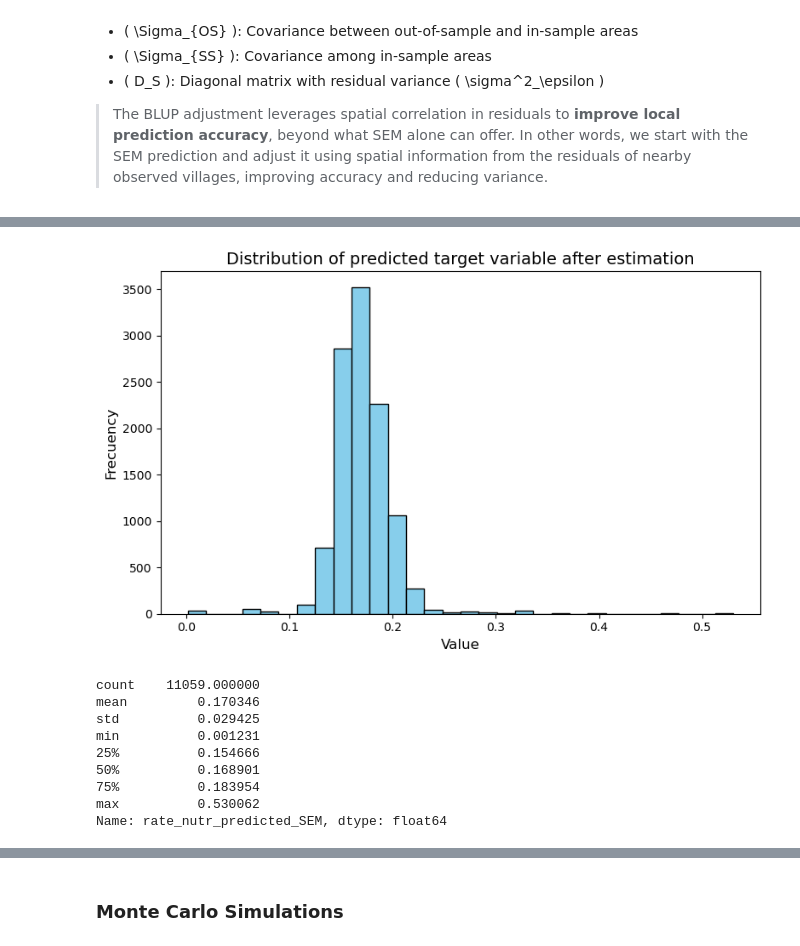
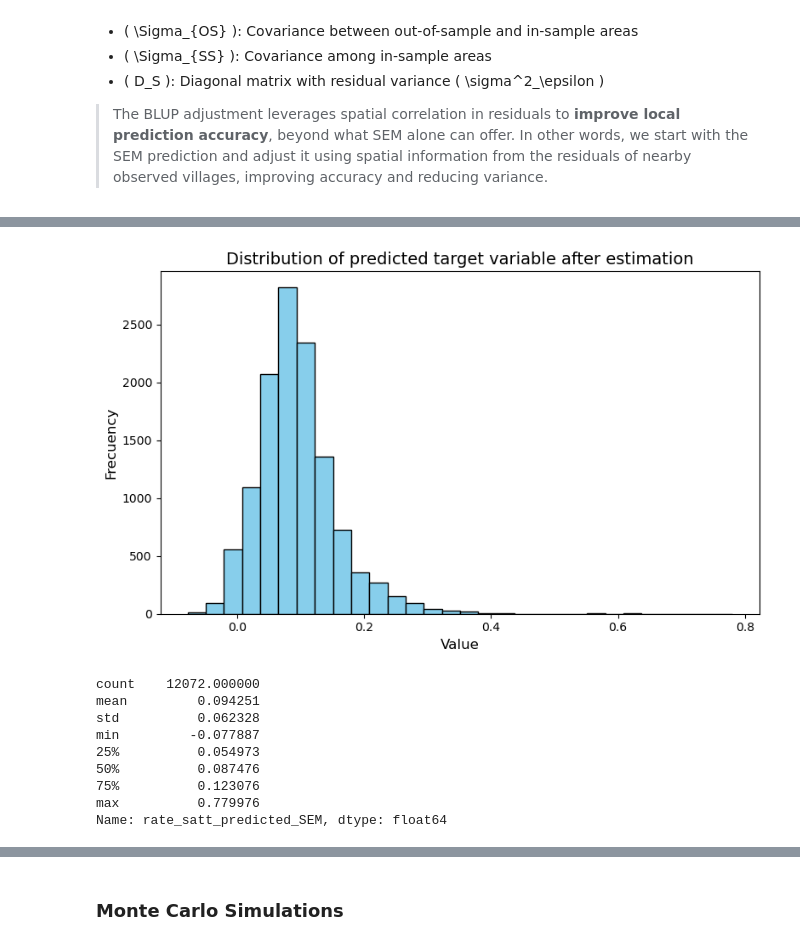
Before and after one commit to sig-gis/dises-sae, a Jupyter notebook: 5-SAE-SEM.ipynb, the cells around one changed output, grey strips where cells are left out. Drawn from its saved outputs; the diff is of its cells as text; code cells hidden in the pictures.

```diff
--- a/5-SAE-SEM.ipynb
+++ b/5-SAE-SEM.ipynb
@@ -660,7 +673,7 @@ w_knn_all.transform = 'r'
 # %% [markdown]
 ###### SEM - KNN (alone)
 # %%
-model_columns = ['y2020_prec', 'y2022_prec', 'y2021_STme', '%crops', '%builtarea', '%flood_veg', 'n_ducks', 'n_buffals', 'n_horses']
+# model_columns = ['y2020_prec', 'y2022_prec', 'y2021_STme', '%crops', '%builtarea', '%flood_veg', 'n_ducks', 'n_buffals', 'n_horses']
 # %%
 # Filter valid columns that really are in gdf (without constant and lambda)
 model_columns_clean = [col for col in model_sem_knn.name_x if col in gdf.columns and col.lower() != 'lambda' and col.lower() != 'constant']
@@ -672,10 +685,10 @@ X_all_array = gdf[model_columns_clean].values
 theta = np.array(model_sem_knn.betas[1:-1]).flatten()
 intercept = model_sem_knn.betas[0][0]
 
-rate_nutr_predicted_sem_only = X_all_array @ theta + intercept
+rate_satt_predicted_sem_only = X_all_array @ theta + intercept
 
 # Add to GeoDataFrame
-gdf['rate_nutr_predicted_sem_only'] = rate_nutr_predicted_sem_only
+gdf['rate_satt_predicted_sem_only'] = rate_satt_predicted_sem_only
 # %%
 # Visualize predictions
 plt.figure(figsize=(8, 5))
@@ -738,7 +751,7 @@ Where:
 # %%
 
 # 1. Covariable extraction from complete dataset (gdf) and division of observed (S) and not observed (O) target variable
-gdf['in_sample'] = gdf['rate_nutr'].notna()
+gdf['in_sample'] = gdf['rate_satt'].notna()
 
 # 2. Extract covariates for all observations (X_all) and split into in-sample (X_S) and out-of-sample (X_O)
 X_all = gdf[model_columns].copy()
@@ -765,7 +778,7 @@ m_S = m_all[gdf['in_sample'].values]
 m_O = m_all[~gdf['in_sample'].values]
 
 # 5. Predict using SEM model coefficients (excluding lambda)
-q_hat_S = gdf.loc[gdf['in_sample'], 'rate_nutr'].values
+q_hat_S = gdf.loc[gdf['in_sample'], 'rate_satt'].values
 
 # 7. Calculate residuals for in-sample observations
 residuals_S = q_hat_S - m_S
@@ -824,10 +842,10 @@ q_hat_S_blup = m_S + adj_S
 q_hat_O = m_O + adj
 
 # 7. Join predicted values to  gdf
-rate_nutr_predicted = np.empty(n_all)
-rate_nutr_predicted[idx_S] = q_hat_S_blup
-rate_nutr_predicted[idx_O] = q_hat_O # Use BLUP for out of sample
-gdf['rate_nutr_predicted_SEM'] = rate_nutr_predicted
+rate_satt_predicted = np.empty(n_all)
+rate_satt_predicted[idx_S] = q_hat_S_blup
+rate_satt_predicted[idx_O] = q_hat_O # Use BLUP for out of sample
+gdf['rate_satt_predicted_SEM'] = rate_satt_predicted
 # %%
 gdf.columns
 # %% [output]
@@ -849,29 +871,29 @@ gdf.to_file(output_path, driver='ESRI Shapefile')
 # %%
 # Visualize predictions
 plt.figure(figsize=(8, 5))
-plt.hist(gdf['rate_nutr_predicted_SEM'], bins=30, color='skyblue', edgecolor='black')
+plt.hist(gdf['rate_satt_predicted_SEM'], bins=30, color='skyblue', edgecolor='black')
 
 plt.title('Distribution of predicted target variable after estimation', fontsize=14)
 plt.xlabel('Value', fontsize=12)
 plt.ylabel('Frecuency', fontsize=12)
 
 
 plt.tight_layout()
 plt.show()
 # %% [output]
-[figure, old version]
+[figure, new version]
 # %%
-gdf['rate_nutr_predicted_SEM'].describe()
+gdf['rate_satt_predicted_SEM'].describe()
 # %% [output]
-count    11059.000000
-mean         0.170346
-std          0.029425
-min          0.001231
-25%          0.154666
-50%          0.168901
-75%          0.183954
-max          0.530062
-Name: rate_nutr_predicted_SEM, dtype: float64
+count    12072.000000
+mean         0.094251
+std          0.062328
+min         -0.077887
+25%          0.054973
+50%          0.087476
+75%          0.123076
+max          0.779976
+Name: rate_satt_predicted_SEM, dtype: float64
 # %%
 
 fig, ax = plt.subplots(figsize=(10, 10))
```
Also changed, not shown: parts of 50 cells of this notebook, 4 other files.
